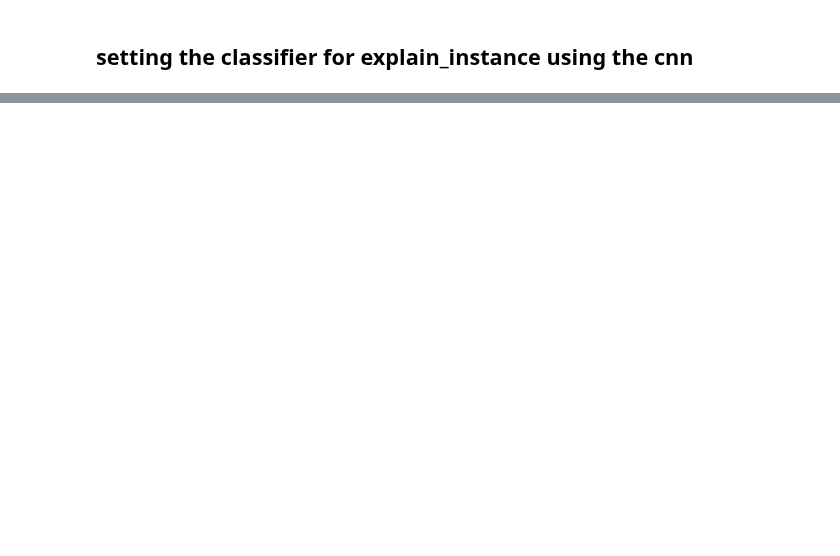
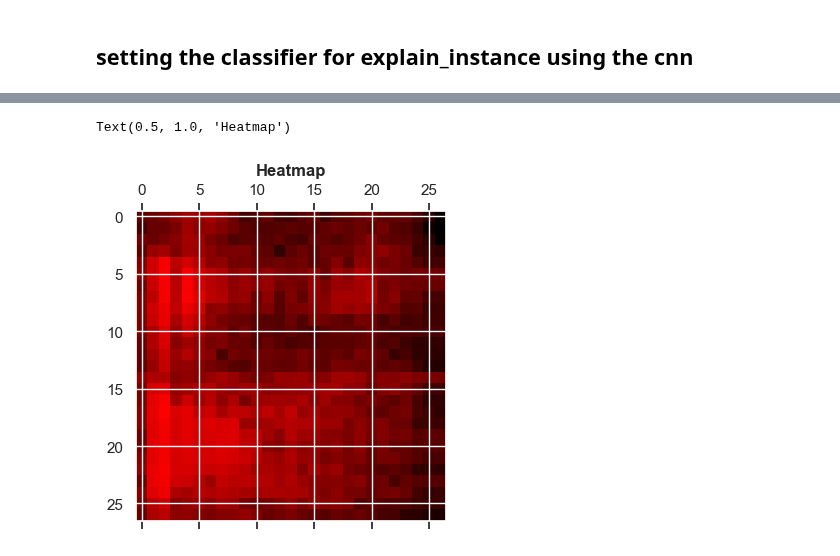
Before and after one commit to djanloo/DM2, a Jupyter notebook: TimeSeries/ts_explainer.ipynb, the cells around one changed output, grey strips where cells are left out. Cells and saved outputs as stored; diff of their text form; code cells hidden in the pictures; blank space fills up the shorter version.

```diff
--- a/TimeSeries/ts_explainer.ipynb
+++ b/TimeSeries/ts_explainer.ipynb
@@ -471,4 +340,0 @@ heatmap.shape
-# %%
-from lime import lime_image
-
-explainer = lime_image.LimeImageExplainer()
@@ -511,0 +466,7 @@ plt.imshow(mark_boundaries(temp / 2 + 0.5, mask))
+# %%
+
+plt.matshow(rgb_traces_test[indexes[0]])
+plt.title('Heatmap')
+# %% [output]
+Text(0.5, 1.0, 'Heatmap')
+[figure, added]
```
Also changed, not shown: parts of 34 cells of this notebook.
